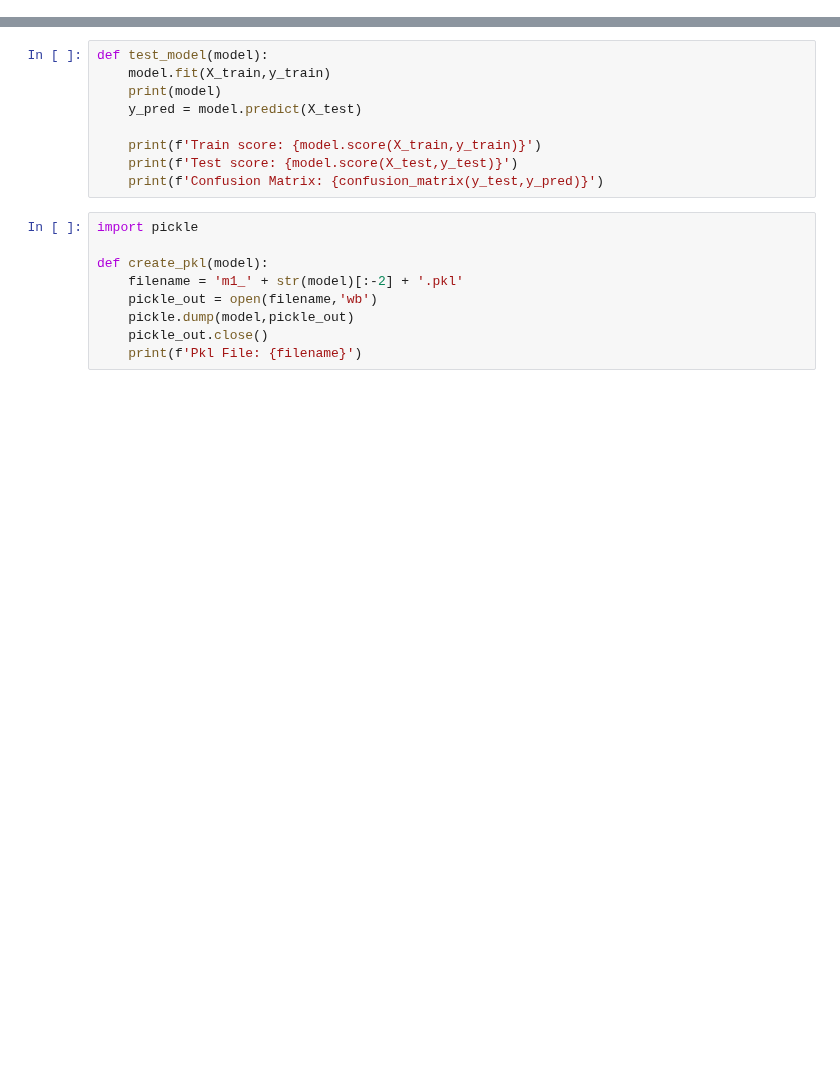
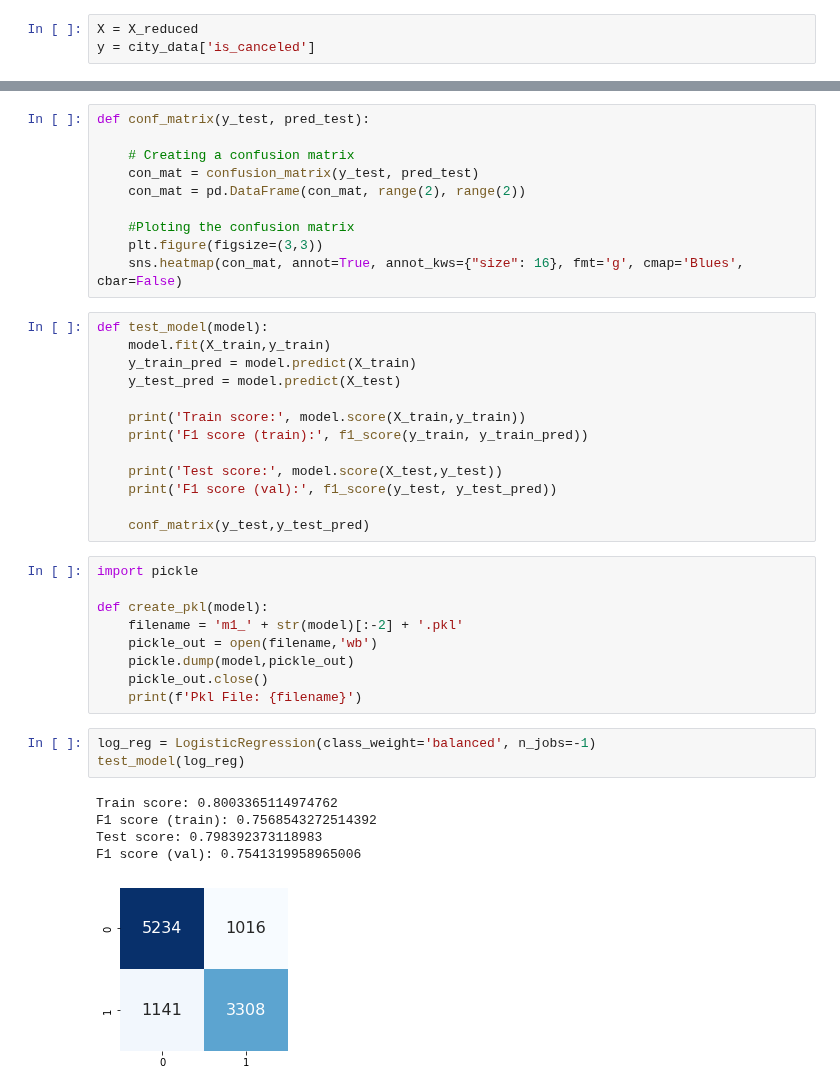
Before and after one commit to vikram0230/RoomWise, a Jupyter notebook: model_cancellation.ipynb, the cells around one changed output, grey strips where cells are left out. Saved outputs shown, nothing was run; the diff lists cells and outputs as text; blank space fills up the shorter version.

Commit message:
model finalised

```diff
--- a/model_cancellation.ipynb
+++ b/model_cancellation.ipynb
@@ -232,3 +236,6 @@ y = city_data['is_canceled']
+# %%
+X = X_reduced
+y = city_data['is_canceled']
 # %%
 X_train,X_test,y_train,y_test = train_test_split(X,y,test_size=0.3,random_state=0)
 # %%
@@ -238,12 +257,26 @@ X_train.shape, y_train.shape, X_test.shape, y_test.shape
+# %%
+def conf_matrix(y_test, pred_test):
+
+    # Creating a confusion matrix
+    con_mat = confusion_matrix(y_test, pred_test)
+    con_mat = pd.DataFrame(con_mat, range(2), range(2))
+
+    #Ploting the confusion matrix
+    plt.figure(figsize=(3,3))
+    sns.heatmap(con_mat, annot=True, annot_kws={"size": 16}, fmt='g', cmap='Blues', cbar=False)
 # %%
 def test_model(model):
     model.fit(X_train,y_train)
-    print(model)
-    y_pred = model.predict(X_test)
+    y_train_pred = model.predict(X_train)
+    y_test_pred = model.predict(X_test)
 
-    print(f'Train score: {model.score(X_train,y_train)}')
-    print(f'Test score: {model.score(X_test,y_test)}')
-    print(f'Confusion Matrix: {confusion_matrix(y_test,y_pred)}')
+    print('Train score:', model.score(X_train,y_train))
+    print('F1 score (train):', f1_score(y_train, y_train_pred))
+
+    print('Test score:', model.score(X_test,y_test))
+    print('F1 score (val):', f1_score(y_test, y_test_pred))
+
+    conf_matrix(y_test,y_test_pred)
 # %%
 import pickle
 
@@ -253,4 +286,13 @@ def create_pkl(model):
     pickle.dump(model,pickle_out)
     pickle_out.close()
     print(f'Pkl File: {filename}')
+# %%
+log_reg = LogisticRegression(class_weight='balanced', n_jobs=-1)
+test_model(log_reg)
+# %% [output]
+Train score: 0.8003365114974762
+F1 score (train): 0.7568543272514392
+Test score: 0.798392373118983
+F1 score (val): 0.7541319958965006
+[figure, added]
 # %%
```
Also changed, not shown: parts of 52 cells of this notebook, 6 other files.
